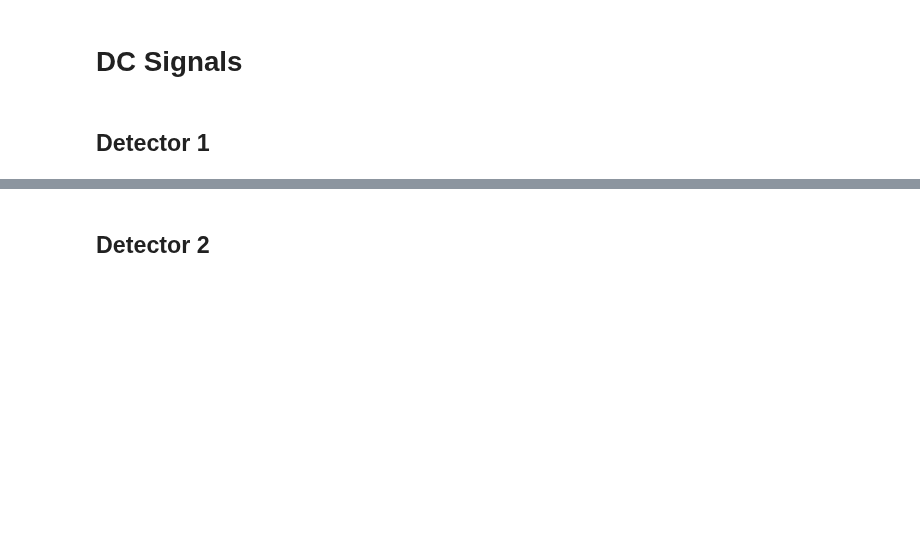
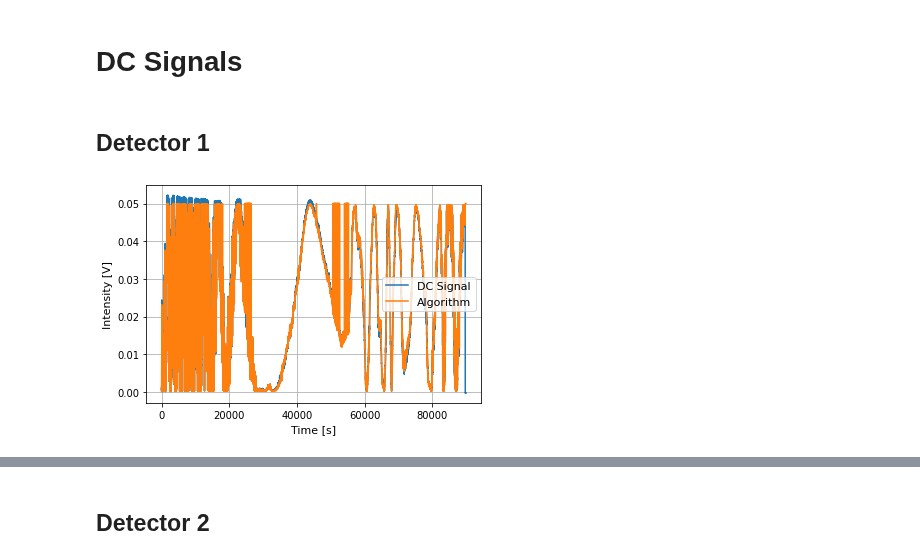
Before and after one commit to bilaljo/MiniPTI, a Jupyter notebook: notebooks/algorithm_verfication.ipynb, the cells around one changed output, grey strips where cells are left out. Cells and saved outputs as stored; diff of their text form; code cells hidden in the pictures; blank space fills up the shorter version.

```diff
--- a/notebooks/algorithm_verfication.ipynb
+++ b/notebooks/algorithm_verfication.ipynb
@@ -25,3 +14,13 @@ def detector(phase, outputphase, min_intensity, max_intensity):
 # DC Signals
 # %% [markdown]
 ## Detector 1
+# %%
+plt.plot(range(len(decimation)), decimation["DC CH1"], label="DC Signal")
+plt.plot(range(len(decimation)), detector(inversion["Interferometric Phase"], 0, min_intensity=0.0002, max_intensity=0.05), label="Algorithm")
+plt.legend(fontsize=11)
+plt.grid()
+plt.xlabel("Time [s]", fontsize=11)
+plt.ylabel("Intensity [V]", fontsize=11)
+plt.show()
+# %% [output]
+[figure, added]
```
Also changed, not shown: parts of 16 cells of this notebook, 10 other files.
